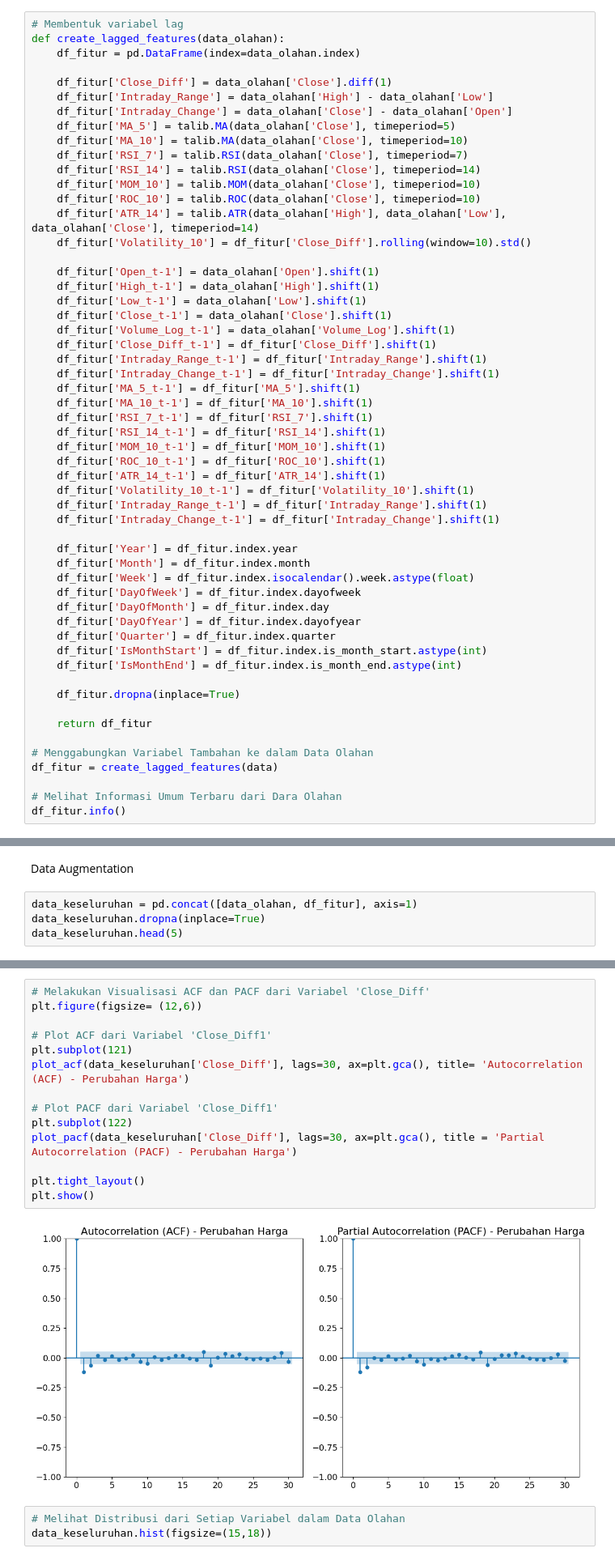
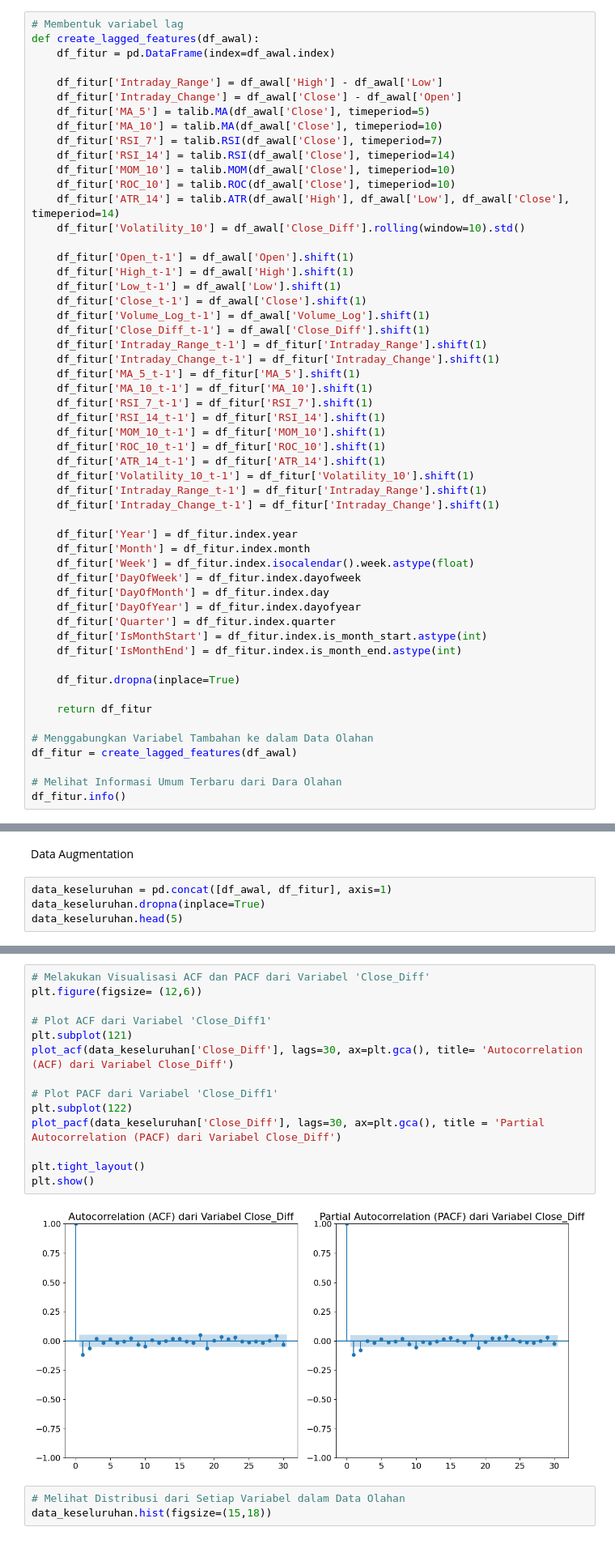
Before and after one commit to MartinoSimatupang/Skripsi-Martino-Simatupang, a Jupyter notebook: Model Random Forest-Bayesian Optimization.ipynb, the cells around one changed output, grey strips where cells are left out. Shown at 81% size. Drawn from its saved outputs; the diff is of its cells as text.

```diff
--- a/Model Random Forest-Bayesian Optimization.ipynb
+++ b/Model Random Forest-Bayesian Optimization.ipynb
@@ -324,27 +350,26 @@ Data Transformation
 Feature Engineering
 # %%
 # Membentuk variabel lag
-def create_lagged_features(data_olahan):
-    df_fitur = pd.DataFrame(index=data_olahan.index)
+def create_lagged_features(df_awal):
+    df_fitur = pd.DataFrame(index=df_awal.index)
 
-    df_fitur['Close_Diff'] = data_olahan['Close'].diff(1)
-    df_fitur['Intraday_Range'] = data_olahan['High'] - data_olahan['Low']
-    df_fitur['Intraday_Change'] = data_olahan['Close'] - data_olahan['Open']
-    df_fitur['MA_5'] = talib.MA(data_olahan['Close'], timeperiod=5)
-    df_fitur['MA_10'] = talib.MA(data_olahan['Close'], timeperiod=10)
-    df_fitur['RSI_7'] = talib.RSI(data_olahan['Close'], timeperiod=7)
-    df_fitur['RSI_14'] = talib.RSI(data_olahan['Close'], timeperiod=14)
-    df_fitur['MOM_10'] = talib.MOM(data_olahan['Close'], timeperiod=10)
-    df_fitur['ROC_10'] = talib.ROC(data_olahan['Close'], timeperiod=10)
-    df_fitur['ATR_14'] = talib.ATR(data_olahan['High'], data_olahan['Low'], data_olahan['Close'], timeperiod=14)
-    df_fitur['Volatility_10'] = df_fitur['Close_Diff'].rolling(window=10).std()
+    df_fitur['Intraday_Range'] = df_awal['High'] - df_awal['Low']
+    df_fitur['Intraday_Change'] = df_awal['Close'] - df_awal['Open']
+    df_fitur['MA_5'] = talib.MA(df_awal['Close'], timeperiod=5)
+    df_fitur['MA_10'] = talib.MA(df_awal['Close'], timeperiod=10)
+    df_fitur['RSI_7'] = talib.RSI(df_awal['Close'], timeperiod=7)
+    df_fitur['RSI_14'] = talib.RSI(df_awal['Close'], timeperiod=14)
+    df_fitur['MOM_10'] = talib.MOM(df_awal['Close'], timeperiod=10)
+    df_fitur['ROC_10'] = talib.ROC(df_awal['Close'], timeperiod=10)
+    df_fitur['ATR_14'] = talib.ATR(df_awal['High'], df_awal['Low'], df_awal['Close'], timeperiod=14)
+    df_fitur['Volatility_10'] = df_awal['Close_Diff'].rolling(window=10).std()
 
-    df_fitur['Open_t-1'] = data_olahan['Open'].shift(1)
-    df_fitur['High_t-1'] = data_olahan['High'].shift(1)
-    df_fitur['Low_t-1'] = data_olahan['Low'].shift(1)
-    df_fitur['Close_t-1'] = data_olahan['Close'].shift(1)
-    df_fitur['Volume_Log_t-1'] = data_olahan['Volume_Log'].shift(1)
-    df_fitur['Close_Diff_t-1'] = df_fitur['Close_Diff'].shift(1)
+    df_fitur['Open_t-1'] = df_awal['Open'].shift(1)
+    df_fitur['High_t-1'] = df_awal['High'].shift(1)
+    df_fitur['Low_t-1'] = df_awal['Low'].shift(1)
+    df_fitur['Close_t-1'] = df_awal['Close'].shift(1)
+    df_fitur['Volume_Log_t-1'] = df_awal['Volume_Log'].shift(1)
+    df_fitur['Close_Diff_t-1'] = df_awal['Close_Diff'].shift(1)
     df_fitur['Intraday_Range_t-1'] = df_fitur['Intraday_Range'].shift(1)
     df_fitur['Intraday_Change_t-1'] = df_fitur['Intraday_Change'].shift(1)
     df_fitur['MA_5_t-1'] = df_fitur['MA_5'].shift(1)
@@ -373,7 +398,7 @@ def create_lagged_features(data_olahan):
     return df_fitur
 
 # Menggabungkan Variabel Tambahan ke dalam Data Olahan
-df_fitur = create_lagged_features(data)
+df_fitur = create_lagged_features(df_awal)
 
 # Melihat Informasi Umum Terbaru dari Dara Olahan
 df_fitur.info()
@@ -408,7 +433,7 @@ df_fitur.head(5)
 # %% [markdown]
 Data Augmentation
 # %%
-data_keseluruhan = pd.concat([data_olahan, df_fitur], axis=1)
+data_keseluruhan = pd.concat([df_awal, df_fitur], axis=1)
 data_keseluruhan.dropna(inplace=True)
 data_keseluruhan.head(5)
 # %% [output]
@@ -442,19 +467,19 @@ memory usage: 469.9 KB
 # %%
 # Melakukan Visualisasi ACF dan PACF dari Variabel 'Close_Diff'
 plt.figure(figsize= (12,6))
 
 # Plot ACF dari Variabel 'Close_Diff1'
 plt.subplot(121)
-plot_acf(data_keseluruhan['Close_Diff'], lags=30, ax=plt.gca(), title= 'Autocorrelation (ACF) - Perubahan Harga')
+plot_acf(data_keseluruhan['Close_Diff'], lags=30, ax=plt.gca(), title= 'Autocorrelation (ACF) dari Variabel Close_Diff')
 
 # Plot PACF dari Variabel 'Close_Diff1'
 plt.subplot(122)
-plot_pacf(data_keseluruhan['Close_Diff'], lags=30, ax=plt.gca(), title = 'Partial Autocorrelation (PACF) - Perubahan Harga')
+plot_pacf(data_keseluruhan['Close_Diff'], lags=30, ax=plt.gca(), title = 'Partial Autocorrelation (PACF) dari Variabel Close_Diff')
 
 plt.tight_layout()
 plt.show()
 # %% [output]
-[figure, old version]
+[figure, new version]
 # %%
 # Melihat Distribusi dari Setiap Variabel dalam Data Olahan
 data_keseluruhan.hist(figsize=(15,18))
```
Also changed, not shown: parts of 22 cells of this notebook.
